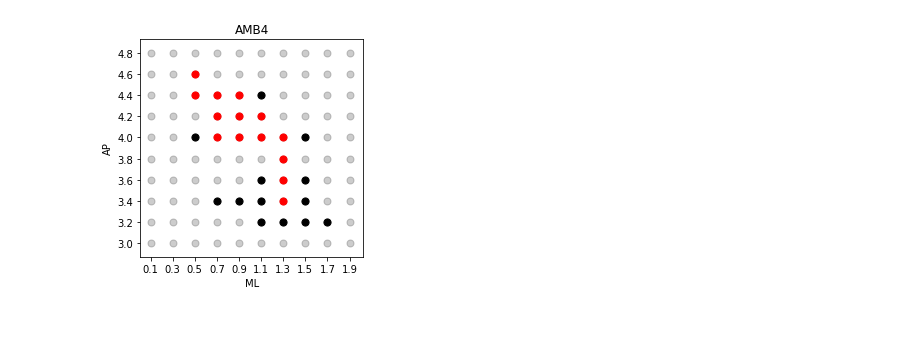
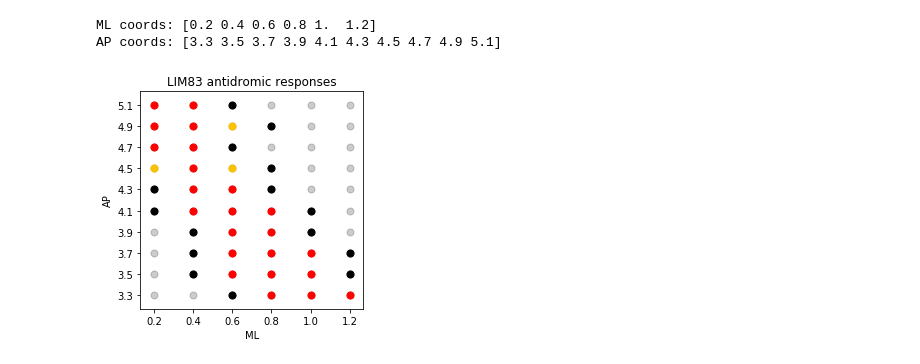
Before and after one commit to isabellow/lhy_hpc, a Jupyter notebook: stim/plot_response_grid.ipynb, the cells around one changed output. Drawn from its saved outputs; the diff is of its cells as text; code cells hidden in the pictures; blank space fills up the shorter version.

```diff
--- a/stim/plot_response_grid.ipynb
+++ b/stim/plot_response_grid.ipynb
@@ -12,9 +12,15 @@ import os
 
 import itertools
 # %%
-save_folder = f"../figures/antidromic_hpc_to_lhy/"
+bird_id = 'LIM83'
+save_folder = f"../figures/antidromic_hpc_to_lhy/{bird_id}"
 
-bird_id = 'AMB4'
-ML = np.arange(0.1, 2, 0.2)
-AP = np.arange(3, 5, 0.2)
+ML = np.arange(0.2, 1.4, 0.2)
+AP = np.arange(3.3, 5.3, 0.2)
 ML_grid, AP_grid = np.meshgrid(ML, AP)
+
+print(f'ML coords: {ML}')
+print(f'AP coords: {AP}')
+# %% [output]
+ML coords: [0.2 0.4 0.6 0.8 1.  1.2]
+AP coords: [3.3 3.5 3.7 3.9 4.1 4.3 4.5 4.7 4.9 5.1]
@@ -36,31 +56,35 @@ no_response = [
 # %%
 f, ax = plt.subplots(1, 1, figsize=(4, 4))
 
-for ml in range(ML.shape[0]):
-    for ap in range(AP.shape[0]):
+for ml in ML:
+    for ap in AP:
         ax.scatter(ml, ap,
                    c='k', s=50, alpha=0.2)
 
 for h in hits:
     ml, ap = h
-    ax.scatter(ml, ap,
+    ax.scatter(ML[ml], AP[ap],
                c='r', s=50, alpha=1)
+
+for w in weak:
+    ml, ap = w
+    ax.scatter(ML[ml], AP[ap],
+               c='xkcd:goldenrod',
+               s=50, alpha=1)
 
 for n in no_response:
     ml, ap = n
-    ax.scatter(ml, ap,
+    ax.scatter(ML[ml], AP[ap],
                c='k', s=50, alpha=1)
 
-ax.set_xticks(np.arange(10))
-ax.set_yticks(np.arange(10))
-ax.set_xticklabels(np.round(ML, 1))
-ax.set_yticklabels(np.round(AP, 1))
+ax.set_xticks(np.round(ML, 1))
+ax.set_yticks(np.round(AP, 1))
 
-ax.set_title(bird_id)
+ax.set_title(f'{bird_id} antidromic responses')
 ax.set_xlabel('ML')
 ax.set_ylabel('AP')
 
-f.savefig(f'{save_folder}response_grid.png', dpi=600, bbox_inches='tight')
+f.savefig(f'{save_folder}{bird_id}_response_grid.png', dpi=600, bbox_inches='tight')
 plt.show()
 # %% [output]
-[figure, old version]
+[figure, new version]
```
Also changed, not shown: parts of 2 cells of this notebook, 41 other files.
